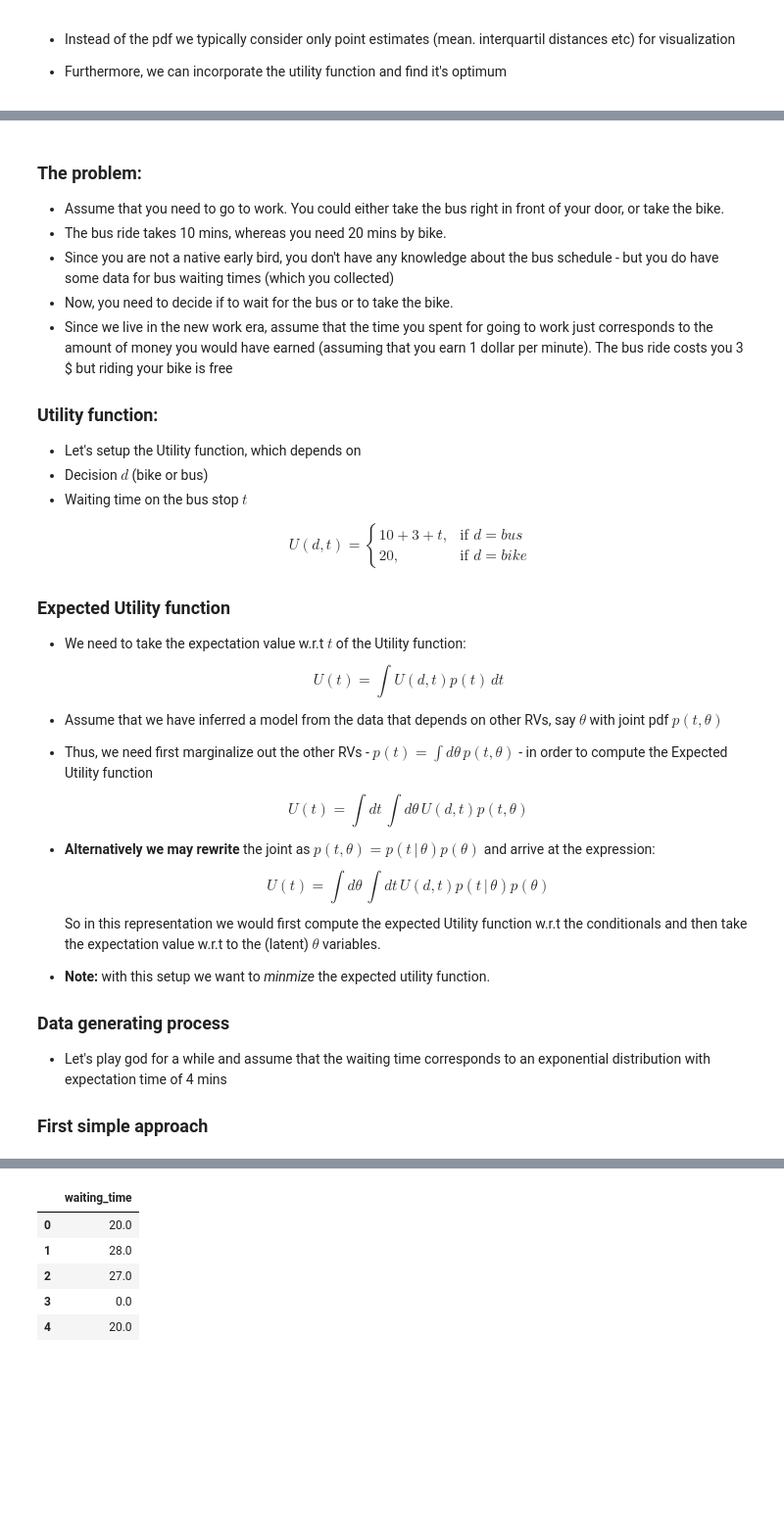
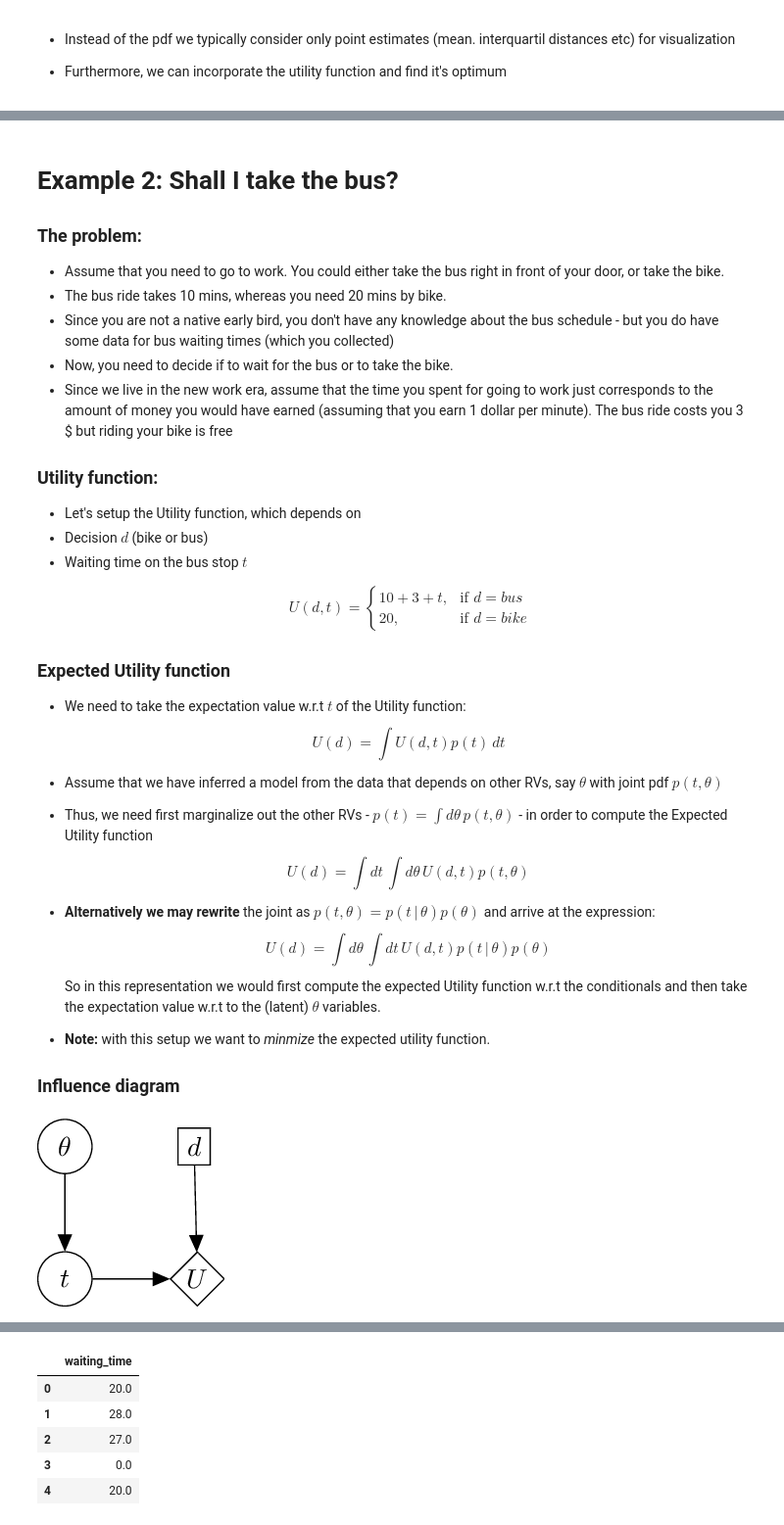
Before and after one commit to 8gradplus/baysian_decision_theory, a Jupyter notebook: simple_decision.ipynb, the cells around one changed output, grey strips where cells are left out. Shown: that part at 98% size. Saved outputs shown, nothing was run; the diff lists cells and outputs as text; code cells hidden in the pictures; blank space fills up the shorter version.

```diff
--- a/simple_decision.ipynb
+++ b/simple_decision.ipynb
@@ -202,4 +278,5 @@ this simplifies to
 # %% [markdown]
+# Example 2: Shall I take the bus?
 ### The problem:
 * Assume that you need to go to work. You could either take the bus right in front of your door, or take the bike.
 * The bus ride takes 10 mins, whereas you need 20 mins by bike.
@@ -224,18 +301,19 @@ $$
 
 ### Expected Utility function
 * We need to take the expectation value w.r.t $t$ of the Utility function:
-$$U(t) = \int U(d, t) p(t)\,dt$$
+$$U(d) = \int U(d, t) p(t)\,dt$$
 * Assume that we have inferred a model from the data that depends on other RVs, say $\theta$ with joint pdf $p(t, \theta)$
 * Thus, we need first marginalize out the other RVs - $p(t) = \int d\theta\, p(t, \theta)$ -  in order to compute the Expected Utility function
-$$U(t) = \int dt\, \int d\theta \, U(d, t) p(t, \theta) $$
+$$U(d) = \int dt\, \int d\theta \, U(d, t) p(t, \theta) $$
 * **Alternatively we may rewrite** the joint as $p(t, \theta) = p(t\, |\,\theta) p(\theta)$ and arrive at the expression:
-$$U(t) = \int d\theta \,  \int dt\, U(d, t) p(t\,|\,\theta) p(\theta)$$
+$$U(d) = \int d\theta \,  \int dt\, U(d, t) p(t\,|\,\theta) p(\theta)$$
 So in this representation we would first compute the expected Utility function w.r.t the conditionals and then take the expectation value w.r.t to the (latent) $\theta$ variables.
 
 
 * **Note:** with this setup we want to _minmize_ the expected utility function.
 
-### Data generating process
-* Let's play god for a while and assume that the waiting time corresponds to an exponential distribution with expectation time of 4 mins
-
-### First simple approach
+### Influence diagram
+# %%
+wimage(filename="./pics/influence_diagram_bus.pdf", resolution=200)
+# %% [output]
+[figure, added]
```
Also changed, not shown: parts of 11 cells of this notebook, 11 other files.
